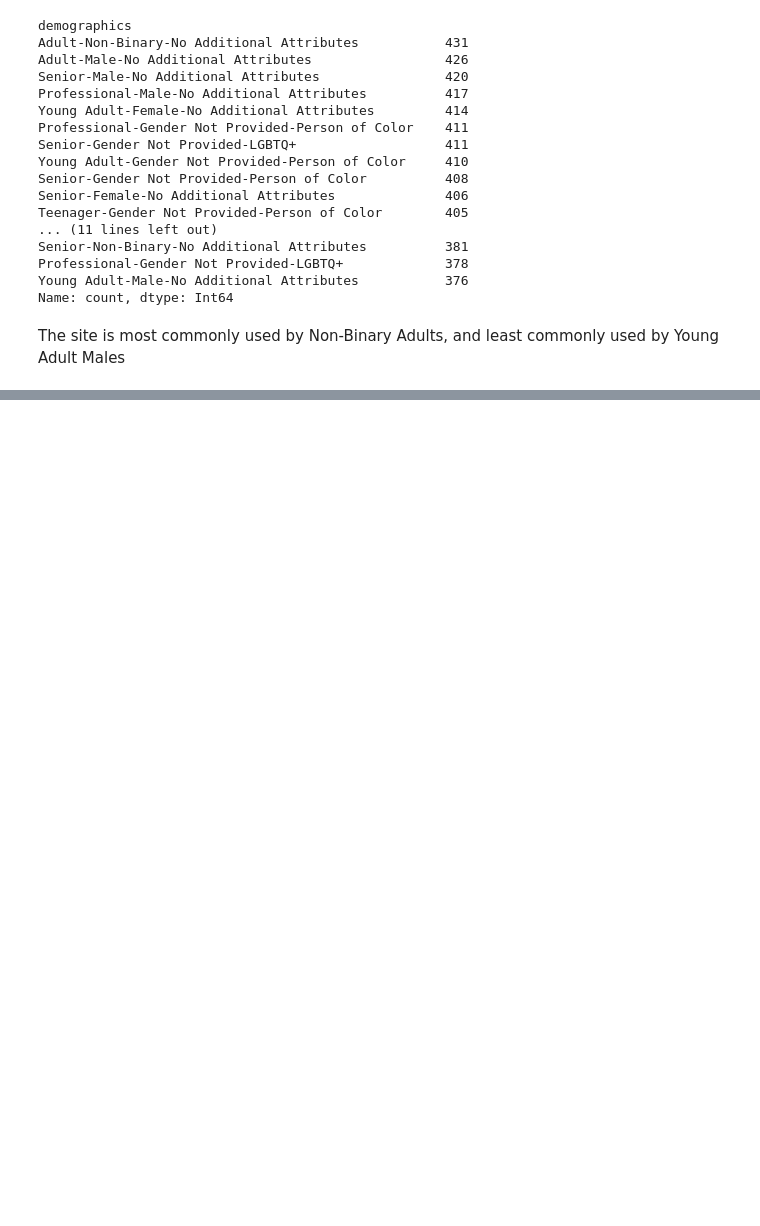
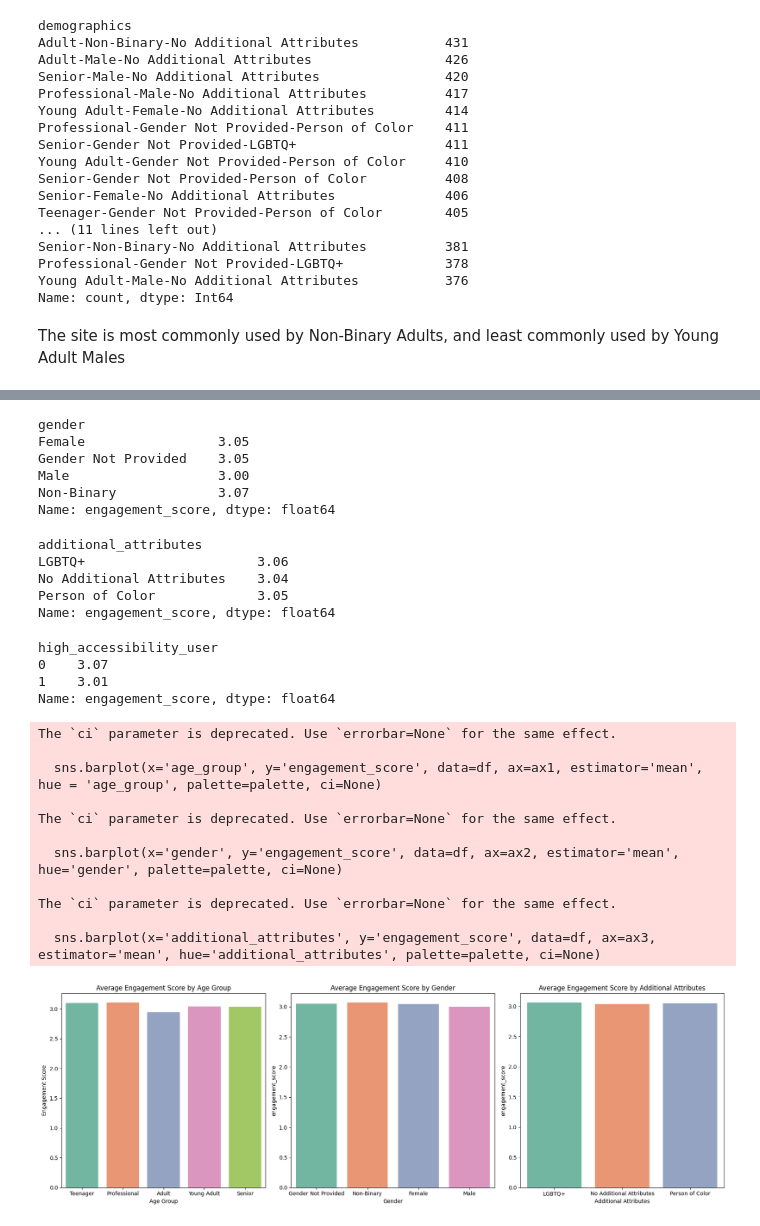
Before and after one commit to adesina923/HackDiversityDataInterviewChallenge-AdesinaAdeniran, a Jupyter notebook: AA_Hack_Diversity_Data_Interview_Product_Inclusion_Analysis_Challenge.ipynb, the cells around one changed output, grey strips where cells are left out. Cells and saved outputs as stored; diff of their text form; code cells hidden in the pictures; blank space fills up the shorter version.

```diff
--- a/AA_Hack_Diversity_Data_Interview_Product_Inclusion_Analysis_Challenge.ipynb
+++ b/AA_Hack_Diversity_Data_Interview_Product_Inclusion_Analysis_Challenge.ipynb
@@ -225,0 +240,62 @@ The site is most commonly used by Non-Binary Adults, and least commonly used by
+# %%
+df.groupby('gender')['engagement_score'].mean().round(2)
+# %% [output]
+gender
+Female                 3.05
+Gender Not Provided    3.05
+Male                   3.00
+Non-Binary             3.07
+Name: engagement_score, dtype: float64
+# %%
+df.groupby('additional_attributes')['engagement_score'].mean().round(2)
+# %% [output]
+additional_attributes
+LGBTQ+                      3.06
+No Additional Attributes    3.04
+Person of Color             3.05
+Name: engagement_score, dtype: float64
+# %%
+df.groupby('high_accessibility_user')['engagement_score'].mean().round(2)
+# %% [output]
+high_accessibility_user
+0    3.07
+1    3.01
+Name: engagement_score, dtype: float64
+# %%
+##### barplots ######
+fig, (ax1, ax2, ax3) = plt.subplots(1,3, figsize=(18,6))
+palette = sns.color_palette("Set2")
+
+#Age Group
+sns.barplot(x='age_group', y='engagement_score', data=df, ax=ax1, estimator='mean', hue = 'age_group', palette=palette, ci=None)
+ax1.set_title('Average Engagement Score by Age Group')
+ax1.set_xlabel('Age Group')
+ax1.set_ylabel('Engagement Score')
+
+#Gender
+sns.barplot(x='gender', y='engagement_score', data=df, ax=ax2, estimator='mean', hue='gender', palette=palette, ci=None)
+ax2.set_title('Average Engagement Score by Gender')
+ax2.set_xlabel('Gender')
+ax1.set_ylabel('Engagement Score')
+
+#additional attributes
+sns.barplot(x='additional_attributes', y='engagement_score', data=df, ax=ax3, estimator='mean', hue='additional_attributes', palette=palette, ci=None)
+ax3.set_title('Average Engagement Score by Additional Attributes')
+ax3.set_xlabel('Additional Attributes')
+ax1.set_ylabel('Engagement Score')
+
+plt.tight_layout()
+plt.show()
+# %% [output]
+The `ci` parameter is deprecated. Use `errorbar=None` for the same effect.
+
+  sns.barplot(x='age_group', y='engagement_score', data=df, ax=ax1, estimator='mean', hue = 'age_group', palette=palette, ci=None)
+
+The `ci` parameter is deprecated. Use `errorbar=None` for the same effect.
+
+  sns.barplot(x='gender', y='engagement_score', data=df, ax=ax2, estimator='mean', hue='gender', palette=palette, ci=None)
+
+The `ci` parameter is deprecated. Use `errorbar=None` for the same effect.
+
+  sns.barplot(x='additional_attributes', y='engagement_score', data=df, ax=ax3, estimator='mean', hue='additional_attributes', palette=palette, ci=None)
+[figure, added]
```
Also changed, not shown: parts of 18 cells of this notebook.
